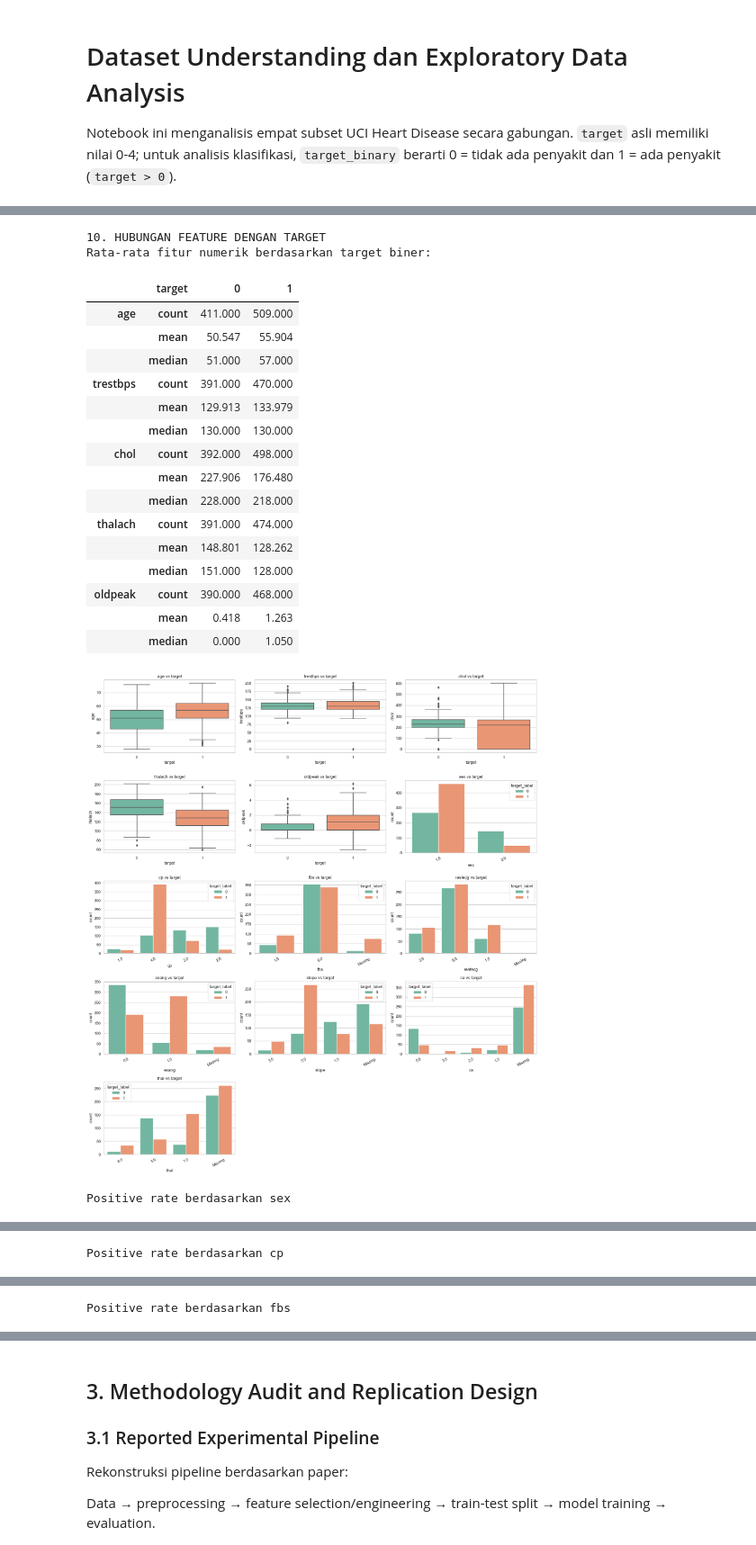
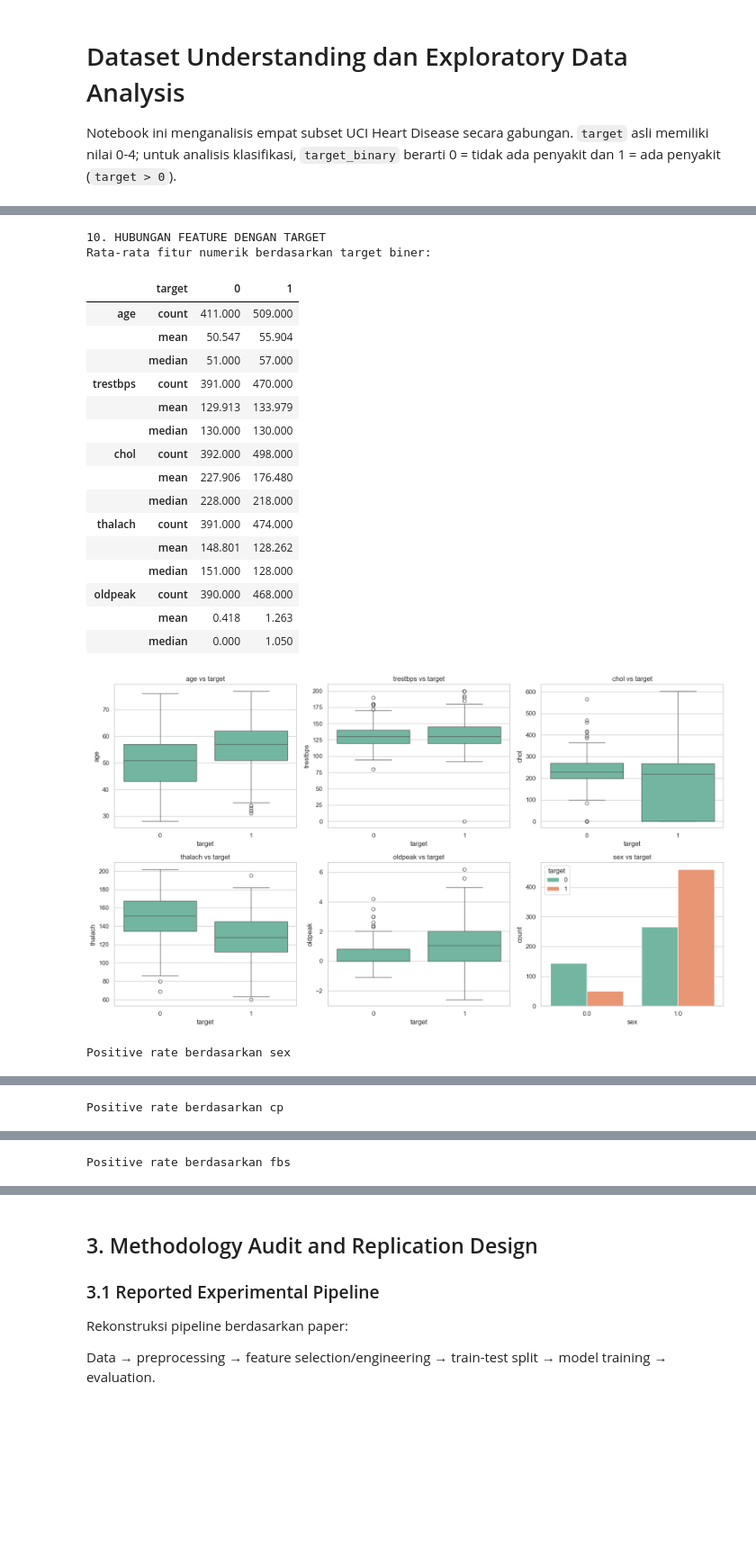
Before and after one commit to akmaliarizka5/data_science_project, a Jupyter notebook: Replication.ipynb, the cells around one changed output, grey strips where cells are left out. Shown at 90% size. Saved outputs shown, nothing was run; the diff lists cells and outputs as text; code cells hidden in the pictures; blank space fills up the shorter version.

```diff
--- a/Replication.ipynb
+++ b/Replication.ipynb
@@ -41,7 +41,6 @@ for file_name in FILE_NAMES:
 df = pd.concat(frames, ignore_index=True)
 df[FEATURE_NAMES] = df[FEATURE_NAMES].apply(pd.to_numeric, errors="coerce")
 df["target_binary"] = (df["target"] > 0).astype("Int64")
-df["target_binary"] = df["target_binary"].astype(str)
 
 print(f"Dataset berhasil dimuat: {df.shape[0]:,} observasi, {len(FEATURE_NAMES):,} fitur asli")
 display(df.head())
@@ -74,9 +73,3 @@ df
 | 918 | 58.000 | 1.000 | 4.000 | NaN | 385.000 | 1.000 | 2.000 | NaN | NaN | NaN | NaN | ... |
 | 919 | 62.000 | 1.000 | 2.000 | 120.000 | 254.000 | 0.000 | 2.000 | 93.000 | 1.000 | 0.000 | NaN | ... |
 920 rows × 15 columns
-# %%
-# change datatype for categorical column
-columns = ['sex', 'cp', 'fbs', 'restecg', 'exang', 'slope', 'ca', 'thal', 'target']
-for col in columns:
-    df[col] = df[col].astype('category')
-df
@@ -122,7 +101,7 @@ Notebook ini menganalisis empat subset UCI Heart Disease secara gabungan. `targe
 # 1-5. Ukuran data, tipe fitur, target, missing values, dan duplikasi
 print("1. JUMLAH OBSERVASI DAN FITUR")
 print(f"Observasi: {len(df):,}")
-print(f"Fitur asli: {len(FEATURE_NAMES) - 1:,} | Target: 1 | Kolom metadata: source_file, target")
+print(f"Fitur asli: {len(FEATURE_NAMES) - 1:,} | Target: 1 | Kolom metadata: source_file, target_binary")
 
 print("\n2. TIPE SETIAP FITUR")
 type_table = pd.DataFrame({
@@ -139,14 +118,8 @@ target_distribution = pd.DataFrame({
 })
 display(target_distribution)
 
-# tambahkan kategori "Missing" dulu sebelum fillna, karena dtype-nya category
-target_plot = df["target"].cat.add_categories(["Missing"]).fillna("Missing")
-
 plt.figure(figsize=(7, 4))
-sns.countplot(
-    x=target_plot,
-    order=target_plot.value_counts().sort_index().index
-)
+sns.countplot(data=df, x="target")
 plt.title("Distribusi Target")
 plt.xlabel("Target")
 plt.ylabel("Count")
@@ -372,101 +346,62 @@ Catatan: batas domain adalah screening awal; nilai yang lolos tetap perlu ditinj
 # %%
+# 10-11. Hubungan fitur dengan target dan correlation analysis
 print("10. HUBUNGAN FEATURE DENGAN TARGET")
-target_numeric = pd.to_numeric(df["target"], errors="coerce")
+print("Rata-rata fitur numerik berdasarkan target biner:")
+display(df.groupby("target")[numeric_features].agg(["count", "mean", "median"]).T)
 
-print("Rata-rata fitur numerik berdasarkan target biner:")
-display(df.groupby("target", observed=True)[numeric_features].agg(["count", "mean", "median"]).T)
-
-plot_features = numeric_features + categorical_features
-fig, axes = plt.subplots(5, 3, figsize=(18, 20))
-axes = axes.flat
-
-for axis, feature in zip(axes, numeric_features):
+fig, axes = plt.subplots(2, 3, figsize=(16, 9))
+for axis, feature in zip(axes.flat, numeric_features):
     sns.boxplot(data=df, x="target", y=feature, ax=axis)
     axis.set_title(f"{feature} vs target")
-
-for axis, feature in zip(axes[len(numeric_features):], categorical_features):
-    plot_df = df.copy()
-    plot_df[f"{feature}_label"] = df[feature].astype("string").fillna("Missing")
-    plot_df["target_label"] = df["target"].astype("string").fillna("Missing")
-
-    sns.countplot(
-        data=plot_df,
-        x=f"{feature}_label",
-        hue="target_label",
-        ax=axis
-    )
+for axis, feature in zip(axes.flat[len(numeric_features):], categorical_features[:1]):
+    sns.countplot(data=df, x=feature, hue="target", ax=axis)
     axis.set_title(f"{feature} vs target")
-    axis.set_xlabel(feature)
-    axis.tick_params(axis="x", rotation=30)
-
-for axis in axes[len(plot_features):]:
+for axis in axes.flat[(len(numeric_features) + 1):]:
     axis.axis("off")
-
 plt.tight_layout()
 plt.show()
 
 for feature in categorical_features:
-    rates = df.assign(_target_num=target_numeric).groupby(feature, dropna=False, observed=True)["_target_num"].agg(["count", "mean"])
+    rates = df.groupby(feature, dropna=False)["target"].agg(["count", "mean"])
     rates = rates.rename(columns={"mean": "positive_rate"})
     print(f"\nPositive rate berdasarkan {feature}")
     display(rates)
 
 print("11. CORRELATION ANALYSIS")
-ordinal_or_binary = ["sex", "fbs", "exang", "slope", "ca"]
-nominal_only = ["cp", "restecg", "thal"]
 
-spearman_features = numeric_features + ordinal_or_binary
-correlation_df = df[spearman_features].apply(pd.to_numeric, errors="coerce").assign(target=target_numeric)
-correlation_matrix = correlation_df.corr(method="spearman")
+# Replikasi paper: seluruh fitur (numerik + kategorikal) dihitung dengan Spearman,
+# tanpa membedakan skala data — mengikuti pendekatan paper aslinya apa adanya.
+correlation_columns = numeric_features + categorical_features + ["target"]
+correlation_matrix = df[correlation_columns].corr(method="spearman")
 
-plt.figure(figsize=(10, 8))
+plt.figure(figsize=(13, 11))
 sns.heatmap(correlation_matrix, annot=True, fmt=".2f", cmap="vlag", center=0, square=True)
-plt.title("Spearman correlation: fitur numerik, biner, dan ordinal terhadap target")
+plt.title("Spearman correlation: seluruh fitur terhadap target (replikasi paper)")
 plt.tight_layout()
 plt.show()
 
-print("Korelasi Spearman terhadap target (diurutkan berdasarkan kekuatan absolut):")
+print("Korelasi Spearman terhadap target (seluruh fitur):")
 display(correlation_matrix["target"].drop("target").sort_values(key=abs, ascending=False).to_frame("spearman_corr"))
-
-from scipy.stats.contingency import association
-
-cramers_rows = []
-for feature in nominal_only:
-    table = pd.crosstab(df[feature], target_numeric)
-    cv = association(table, method="cramer")
-    cramers_rows.append({"feature": feature, "cramers_v_vs_target": cv})
-
-cramers_table = pd.DataFrame(cramers_rows).sort_values("cramers_v_vs_target", ascending=False)
-print("\nCramér's V (fitur nominal vs target):")
-display(cramers_table)
-
-plt.figure(figsize=(6, 3.5))
-sns.barplot(data=cramers_table, x="cramers_v_vs_target", y="feature", color="#C44E52")
-plt.title("Asosiasi fitur nominal terhadap target (Cramér's V)")
-plt.xlabel("Cramér's V")
-plt.xlim(0, 1)
-plt.tight_layout()
-plt.show()
 # %% [output]
 10. HUBUNGAN FEATURE DENGAN TARGET
 Rata-rata fitur numerik berdasarkan target biner:
 |  | target | 0 | 1 |
 | age | count | 411.000 | 509.000 |
 |  | mean | 50.547 | 55.904 |
 |  | median | 51.000 | 57.000 |
 | trestbps | count | 391.000 | 470.000 |
 |  | mean | 129.913 | 133.979 |
 |  | median | 130.000 | 130.000 |
 | chol | count | 392.000 | 498.000 |
 |  | mean | 227.906 | 176.480 |
 |  | median | 228.000 | 218.000 |
 | thalach | count | 391.000 | 474.000 |
 |  | mean | 148.801 | 128.262 |
 |  | median | 151.000 | 128.000 |
 | oldpeak | count | 390.000 | 468.000 |
 |  | mean | 0.418 | 1.263 |
 |  | median | 0.000 | 1.050 |
-[figure, old version]
+[figure, new version]
 Positive rate berdasarkan sex
 |  | count | positive_rate |
 | sex |  |  |
```
Also changed, not shown: parts of 12 cells of this notebook.
